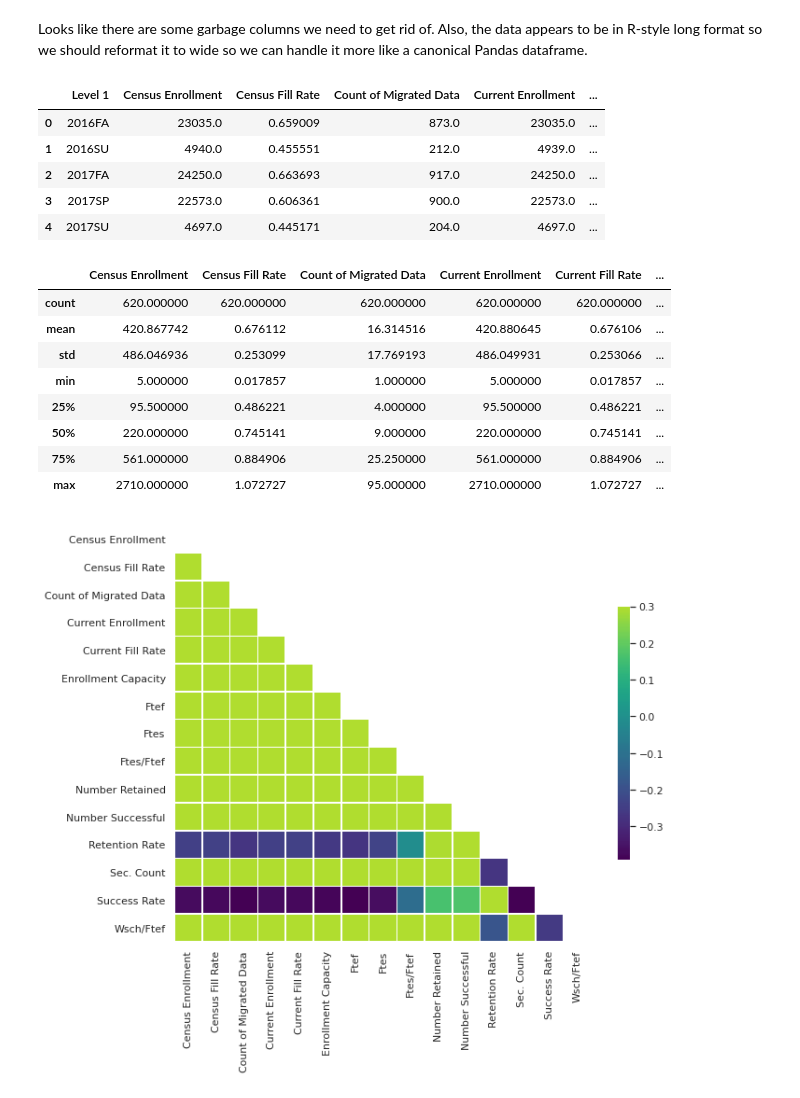
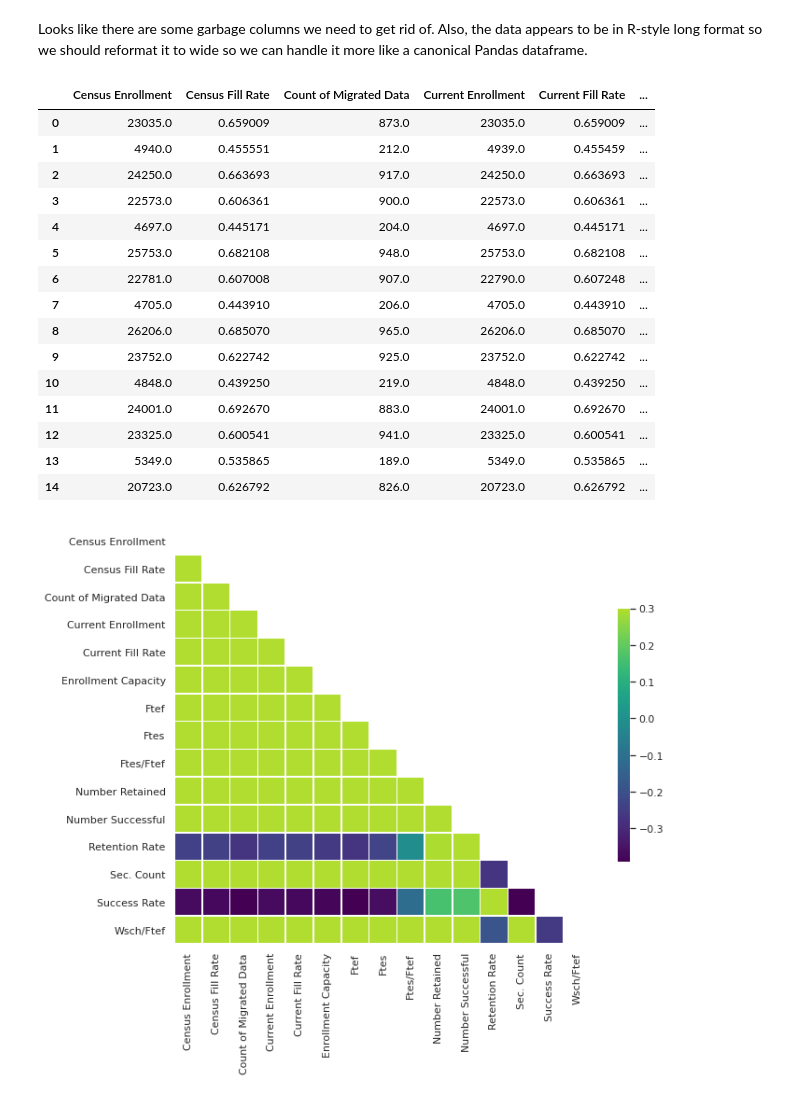
Before and after one commit to gperdrizet/LMC-enrollment-forecast, a Jupyter notebook: notebooks/data_exploration.ipynb, the cells around one changed output. Drawn from its saved outputs; the diff is of its cells as text; code cells hidden in the pictures.

```diff
--- a/notebooks/data_exploration.ipynb
+++ b/notebooks/data_exploration.ipynb
@@ -37,4 +34,30 @@ Looks like there are some garbage columns we need to get rid of. Also, the data
 # %%
 # Drop columns we don't need
 enrollment_by_semester.drop(['Level 2', 'Level 3', 'NegPos_Number', 'List of Values'], axis=1, inplace=True)
-enrollment_by_department.drop(['Level 3', 'NegPos_Number', 'List of Values'], axis=1, inplace=True)
+
+# Reformat dataframe from wide to long
+enrollment_by_semester = enrollment_by_semester.pivot_table(index='Level 1', columns='Measure Names', values='Measure Values').reset_index()
+
+# Split 'Level 1' column string into year and semester, add back to dataframe as seperate columns
+term = enrollment_by_semester['Level 1'].str.extract('(?P<year>\d{4})(?P<semester>[a-zA-Z]{2})', expand=True)
+enrollment_by_semester = pd.concat([enrollment_by_semester, term], axis=1)
+enrollment_by_semester.drop(['Level 1'], axis=1, inplace=True)
+
+enrollment_by_semester
+# %% [output]
+|  | Census Enrollment | Census Fill Rate | Count of Migrated Data | Current Enrollment | Current Fill Rate | ... |
+| 0 | 23035.0 | 0.659009 | 873.0 | 23035.0 | 0.659009 | ... |
+| 1 | 4940.0 | 0.455551 | 212.0 | 4939.0 | 0.455459 | ... |
+| 2 | 24250.0 | 0.663693 | 917.0 | 24250.0 | 0.663693 | ... |
+| 3 | 22573.0 | 0.606361 | 900.0 | 22573.0 | 0.606361 | ... |
+| 4 | 4697.0 | 0.445171 | 204.0 | 4697.0 | 0.445171 | ... |
+| 5 | 25753.0 | 0.682108 | 948.0 | 25753.0 | 0.682108 | ... |
+| 6 | 22781.0 | 0.607008 | 907.0 | 22790.0 | 0.607248 | ... |
+| 7 | 4705.0 | 0.443910 | 206.0 | 4705.0 | 0.443910 | ... |
+| 8 | 26206.0 | 0.685070 | 965.0 | 26206.0 | 0.685070 | ... |
+| 9 | 23752.0 | 0.622742 | 925.0 | 23752.0 | 0.622742 | ... |
+| 10 | 4848.0 | 0.439250 | 219.0 | 4848.0 | 0.439250 | ... |
+| 11 | 24001.0 | 0.692670 | 883.0 | 24001.0 | 0.692670 | ... |
+| 12 | 23325.0 | 0.600541 | 941.0 | 23325.0 | 0.600541 | ... |
+| 13 | 5349.0 | 0.535865 | 189.0 | 5349.0 | 0.535865 | ... |
+| 14 | 20723.0 | 0.626792 | 826.0 | 20723.0 | 0.626792 | ... |
@@ -53,24 +64,3 @@ enrollment_by_department = pd.concat([enrollment_by_department, term], axis=1)
-# %%
-enrollment_by_semester.head()
-# %% [output]
-|  | Level 1 | Census Enrollment | Census Fill Rate | Count of Migrated Data | Current Enrollment | ... |
-| 0 | 2016FA | 23035.0 | 0.659009 | 873.0 | 23035.0 | ... |
-| 1 | 2016SU | 4940.0 | 0.455551 | 212.0 | 4939.0 | ... |
-| 2 | 2017FA | 24250.0 | 0.663693 | 917.0 | 24250.0 | ... |
-| 3 | 2017SP | 22573.0 | 0.606361 | 900.0 | 22573.0 | ... |
-| 4 | 2017SU | 4697.0 | 0.445171 | 204.0 | 4697.0 | ... |
-# %%
-enrollment_by_department.describe()
-# %% [output]
-|  | Census Enrollment | Census Fill Rate | Count of Migrated Data | Current Enrollment | Current Fill Rate | ... |
-| count | 620.000000 | 620.000000 | 620.000000 | 620.000000 | 620.000000 | ... |
-| mean | 420.867742 | 0.676112 | 16.314516 | 420.880645 | 0.676106 | ... |
-| std | 486.046936 | 0.253099 | 17.769193 | 486.049931 | 0.253066 | ... |
-| min | 5.000000 | 0.017857 | 1.000000 | 5.000000 | 0.017857 | ... |
-| 25% | 95.500000 | 0.486221 | 4.000000 | 95.500000 | 0.486221 | ... |
-| 50% | 220.000000 | 0.745141 | 9.000000 | 220.000000 | 0.745141 | ... |
-| 75% | 561.000000 | 0.884906 | 25.250000 | 561.000000 | 0.884906 | ... |
-| max | 2710.000000 | 1.072727 | 95.000000 | 2710.000000 | 1.072727 | ... |
 # %%
 correlation_matrix_all = enrollment_by_semester.corr()
 mask = np.zeros_like(correlation_matrix_all, dtype=np.bool)
```
Also changed, not shown: parts of 13 cells of this notebook.
